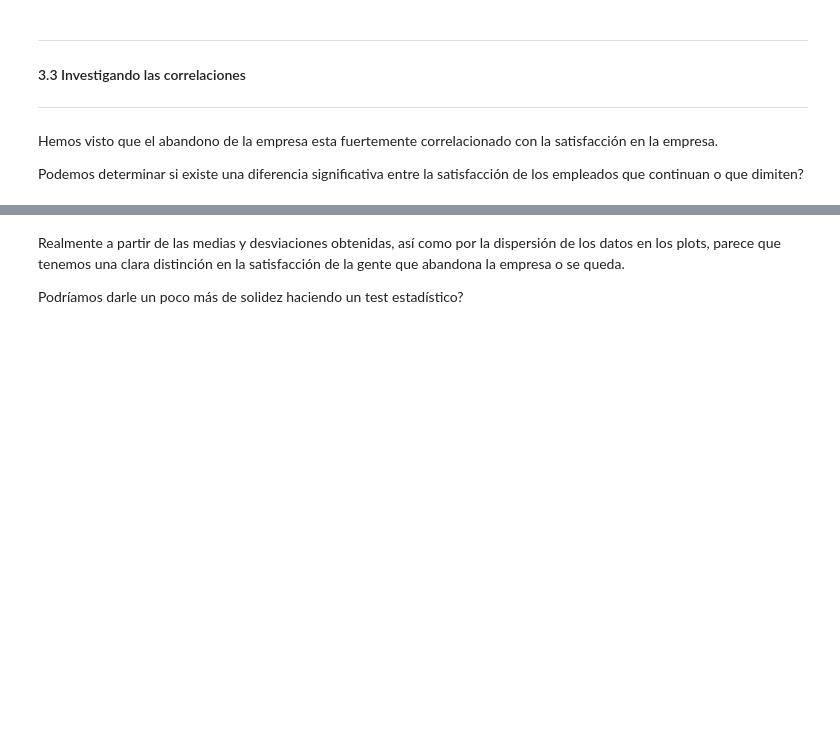
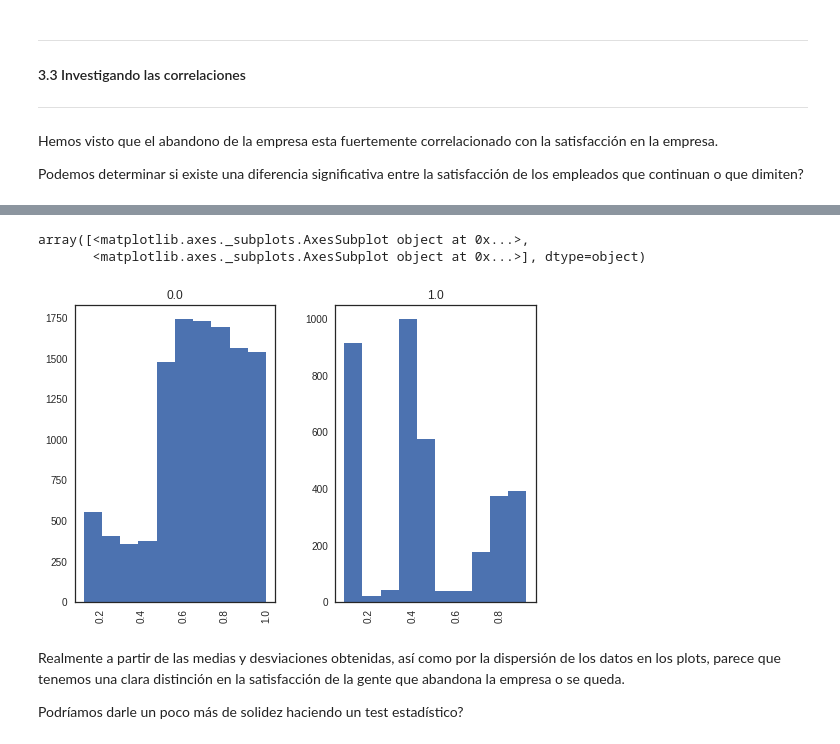
Before and after one commit to vianmarin/MADM-2017, a Jupyter notebook: 1-Introducción/miniprojects/EDA-RecursosHumanos.ipynb, the cells around one changed output, grey strips where cells are left out. Drawn from its saved outputs; the diff is of its cells as text; code cells hidden in the pictures; blank space fills up the shorter version.

```diff
--- a/1-Introducción/miniprojects/EDA-RecursosHumanos.ipynb
+++ b/1-Introducción/miniprojects/EDA-RecursosHumanos.ipynb
@@ -132,7 +264,8 @@ Vamos a arreglar primero ese valor.
 Vamos a imputar el valor nulo de satisfaction_level con la media de la columna.
 # %%
 # Calcula la media de la columna
-
+media_satisfaccion = df['satisfaction_level'].mean()
 # Usa el método fillna() para rellenar el nulo con el valor calculado
+df['satisfaction_level'] = df['satisfaction_level'].fillna(media_satisfaccion)
 # %%
 # comprueba que la columna satisfaction no tiene ningun valor nulo
@@ -254,5 +525,10 @@ df.boxplot(column='satisfaction', by='turnover')
 # %%
 #usa una sintaxis similar pero para sacar los histogamas
+df.hist(column='satisfaction', by='turnover')
+# %% [output]
+array([<matplotlib.axes._subplots.AxesSubplot object at 0x...>,
+       <matplotlib.axes._subplots.AxesSubplot object at 0x...>], dtype=object)
+[figure, added]
 # %% [markdown]
 Realmente a partir de las medias y desviaciones obtenidas, así como por la dispersión de los datos en los plots, parece que tenemos una clara distinción en la satisfacción de la gente que abandona la empresa o se queda.
 
```
Also changed, not shown: parts of 59 cells of this notebook, 11 other files.
